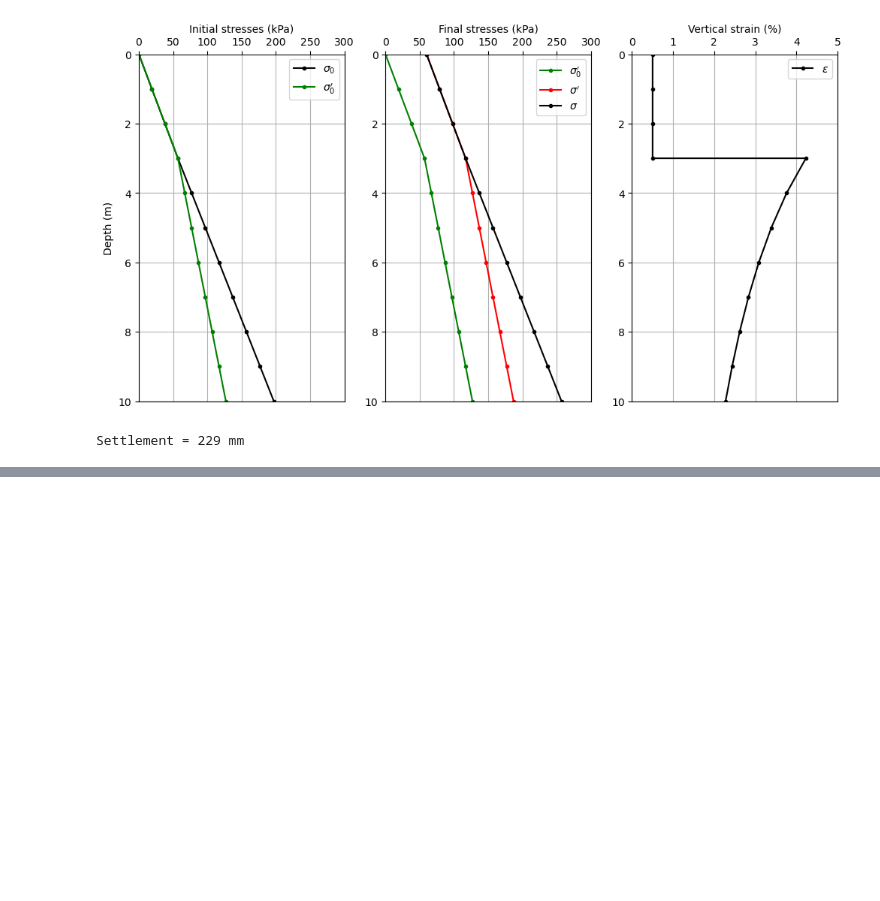
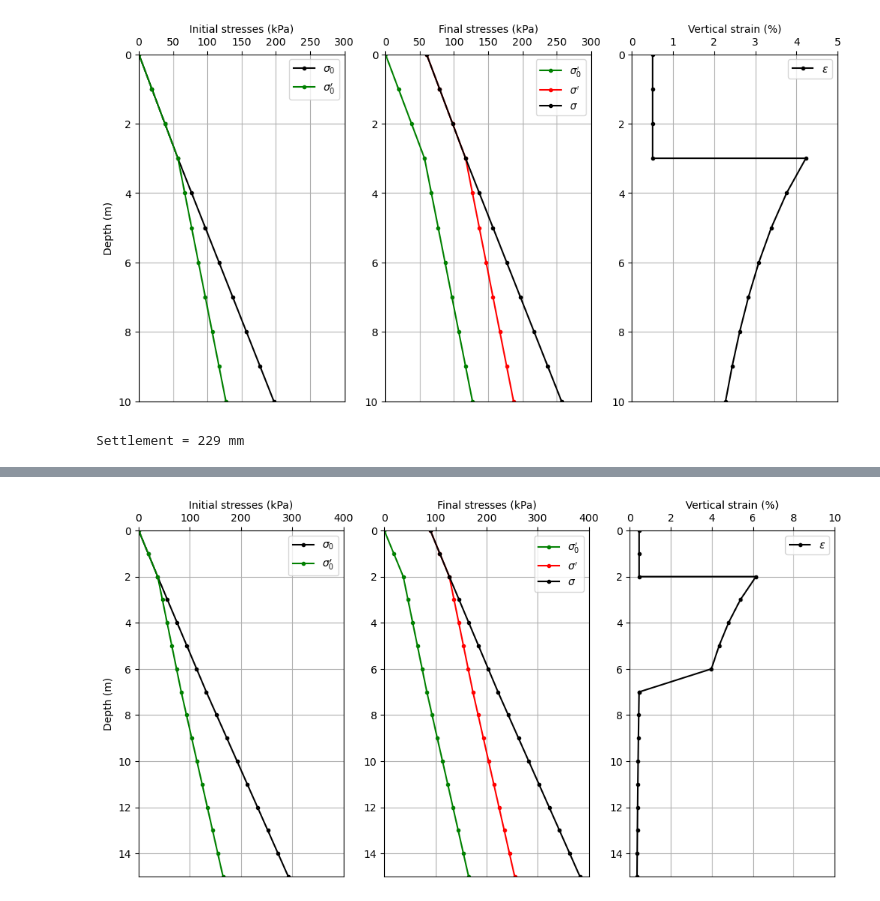
Before and after one commit to nfcd/geotech, a Jupyter notebook: settlements.ipynb, the cells around one changed output, grey strips where cells are left out. Drawn from its saved outputs; the diff is of its cells as text; code cells hidden in the pictures; blank space fills up the shorter version.

```diff
--- a/settlements.ipynb
+++ b/settlements.ipynb
@@ -303,0 +385,95 @@ Settlement = 153 mm
+# %%
+# Exercise (oppgave) 4.2 i Aarhaug (1992) Geoteknikk
+interval = 1.0
+depth_f = 15
+bases = np.arange(interval, depth_f+interval, interval)
+gammas = np.zeros(len(bases))
+# set gammas values based on soil type
+g = 9.81 # gravity in m/s2
+gammas[bases <= 2] = 1.89*g
+gammas[(bases > 2) & (bases <= 7)] = 1.94*g
+gammas[bases > 7] = 2.04*g
+# groundwater at 2 meters depth
+gw = 2.0
+# unit weight of water kN/m3
+gamma_w = 1.0*g
+
+# initial stresses
+sz_total_o, u_o, sz_eff_o = vert_stress(bases, gammas, gw, gamma_w)
+
+# final stresses
+sz_total_f = sz_total_o + 90 # increase in vertical stress by 90 kPa
+sz_eff_f = sz_eff_o + 90 # increase in effective vertical stress by 90 kPa
+
+# sigma_0
+index_2 = np.argmin(np.abs(bases - 2.0)) +1 # index for stress at 2 meters depth
+index_7 = np.argmin(np.abs(bases - 7.0)) +1 # index for stress at 7 meters depth
+sigma_0_oc = sz_eff_o[0:index_2+1] # sigma_0 for OC-clay
+sigma_0_nc = sz_eff_o[index_2:index_7+1] # sigma_0 for NC-clay
+sigma_0_s = sz_eff_o[index_7:] # sigma_0 for sand
+
+# now concatenate these three arrays
+sigma_0 = np.concatenate((sigma_0_oc, sigma_0_nc, sigma_0_s))
+
+# delta_sigma
+delta_sigma = np.ones(len(sigma_0))*90
+
+# modulus and model
+modulus = [200, 20, 180]
+model = [1, 3, 2]
+
+# vertical strain
+epsilon = np.zeros(len(sigma_0))
+for i in range(len(epsilon)):
+    # OC-clay
+    if i <= index_2:
+        epsilon[i] = vert_strain(sigma_0[i], delta_sigma[i], modulus[0], model[0])
+    else:
+        # NC-clay
+        if i <= index_7:
+            epsilon[i] = vert_strain(sigma_0[i], delta_sigma[i], modulus[1], model[1])
+        # sand
+        else:
+            epsilon[i] = vert_strain(sigma_0[i], delta_sigma[i], modulus[2], model[2])
+
+# plot the results
+fig, ax = plt.subplots(1, 3, figsize=(12, 6))
+depths = np.arange(0, depth_f+interval, interval)
+
+# initial stresses
+ax[0].plot(sz_total_o, depths, 'k.-', label=r'$\sigma_0$')
+ax[0].plot(sz_eff_o, depths, 'g.-', label=r"$\sigma_0'$")
+ax[0].set_ylabel('Depth (m)')
+
+# final stresses
+ax[1].plot(sz_eff_o, depths, 'g.-', label=r"$\sigma_0'$")
+ax[1].plot(sz_eff_f, depths, 'r.-', label=r"$\sigma'$")
+ax[1].plot(sz_total_f, depths, 'k.-', label=r'$\sigma$')
+
+# vertical strain
+# we need to be careful because epsilon is repeated at
+# the interface between OC-clay and NC-clay,and NC-clay
+# and sand, so we need to modify the depths array
+depths = np.concatenate((depths[0:index_2+1],
+                         depths[index_2:index_7+1], depths[index_7:]))
+ax[2].plot(epsilon*100, depths, 'k.-', label=r'$\epsilon$')
+
+# common settings
+x_labels = ['Initial stresses (kPa)', 'Final stresses (kPa)', 'Vertical strain (%)']
+xmax = [400, 400, 10]
+for i in range(3):
+    ax[i].legend()
+    ax[i].xaxis.set_label_position('top')
+    ax[i].xaxis.tick_top()
+    ax[i].set_xlabel(x_labels[i])
+    ax[i].set_xlim(0, xmax[i])
+    ax[i].set_ylim(depth_f, 0)
+    ax[i].grid()
+
+plt.show()
+
+# settlement is area under the curve of the vertical strain plot
+settlement = np.trapz(epsilon, depths)
+print(f"Settlement = {settlement*1e3:.0f} mm")
+# %% [output]
+[figure, added]
```
Also changed, not shown: parts of 5 cells of this notebook, 9 other files.
